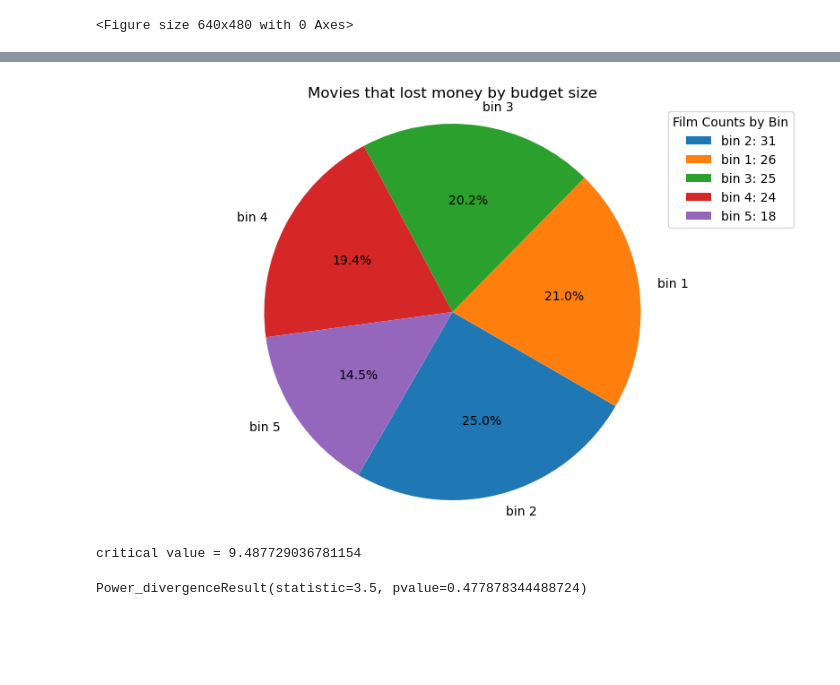
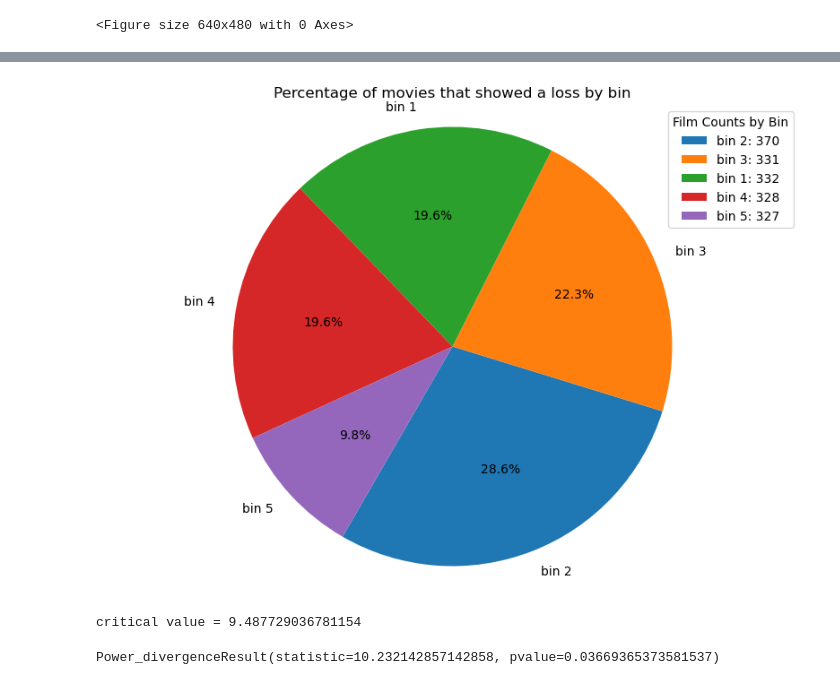
Before and after one commit to jvwastaken/Blockbuster-Breakdown, a Jupyter notebook: jeff_analysis/budget_analysis.ipynb, the cells around one changed output, grey strips where cells are left out. Saved outputs shown, nothing was run; the diff lists cells and outputs as text; code cells hidden in the pictures; blank space fills up the shorter version.

Commit message:
Adding images and analysis to data analysis file

```diff
--- a/jeff_analysis/budget_analysis.ipynb
+++ b/jeff_analysis/budget_analysis.ipynb
@@ -93,8 +90,0 @@ budget_analysis_df.head()
-# %%
-rating = budget_analysis_df["Rotten Tomatoes Rating"] < 1.01
-# Assuming df is your DataFrame and you want to multiply values in the 'column_name' column by 100
-budget_analysis_df.loc[rating, 'Rotten Tomatoes Rating'] = (budget_analysis_df.loc[rating, 'Rotten Tomatoes Rating'] * 100).astype(int)
-budget_analysis_df['Rotten Tomatoes Rating'] = budget_analysis_df['Rotten Tomatoes Rating'].astype(int)
-
-# Now all values in the specified column are multiplied by 100 and converted back to integers
-budget_analysis_df.head()
@@ -107,0 +131,5 @@ budget_analysis_df.head()
+# %%
+rating = budget_analysis_df["Rotten_Tomato_O"] < 1.01
+budget_analysis_df.loc[rating, 'Rotten_Tomato_O'] = (budget_analysis_df.loc[rating, 'Rotten_Tomato_O'] * 100).astype(int)
+budget_analysis_df['Rotten_Tomato_O'] = budget_analysis_df['Rotten_Tomato_O'].astype(int)
+budget_analysis_df.head()
@@ -108,14 +143,9 @@ budget_analysis_df.head()
 # %%
 import pandas as pd
 
-# Assuming df is your DataFrame with a 'budget' column
-# bins and groups as defined in your example
 bins = [0, 60, 70, 80, 90, 101]
 groups = ["F", "D", "C", "B", "A"]
 
-# Add a new column 'bin_labels' to the DataFrame
-budget_analysis_df['RT_bin'] = pd.cut(budget_analysis_df['Rotten Tomatoes Rating'], bins=bins, labels=groups, right=False)
-
-# Now you can groupby 'bin_labels' and analyze the data
+budget_analysis_df['RT_bin'] = pd.cut(budget_analysis_df['Rotten_Tomato_O'], bins=bins, labels=groups, right=False)
 budget_analysis_df.head()
 # %% [output]
@@ -128,14 +158,9 @@ budget_analysis_df.head()
 # %%
 import pandas as pd
 
-# Assuming df is your DataFrame with a 'budget' column
-# bins and groups as defined in your example
 bins = [0, 60, 70, 80, 90, 101]
 groups = ["F", "D", "C", "B", "A"]
 
-# Add a new column 'bin_labels' to the DataFrame
-budget_analysis_df['Meta_bin'] = pd.cut(budget_analysis_df['Metascore'], bins=bins, labels=groups, right=False)
-
-# Now you can groupby 'bin_labels' and analyze the data
+budget_analysis_df['Meta_bin'] = pd.cut(budget_analysis_df['Metascore_O'], bins=bins, labels=groups, right=False)
 budget_analysis_df.head()
 # %% [output]
@@ -821,28 +760,31 @@ Name: count, dtype: int64
 # %%
 import matplotlib.pyplot as plt
 
+budget_bin_count = budget_analysis_df.groupby("budget_bins").size()
+
+# Assuming count_a_by_bin is your Series containing the counts
 labels = movie_counts_by_bin_loss.index  # Budget bins as labels
 sizes = movie_counts_by_bin_loss.values  # Counts as sizes
 
 # Plotting the pie chart with adjusted subplot size
-fig, ax = plt.subplots(figsize=(10, 6))
+fig, ax = plt.subplots(figsize=(10, 7))
 ax.pie(sizes, labels=labels, autopct='%1.1f%%', startangle=240)
-ax.set_title('Movies that lost money by budget size')
+ax.set_title('Percentage of movies that showed a loss by bin')
 ax.axis('equal')
 
 # Adding legend showing total film counts by budget bin
-legend_labels = ['{}: {}'.format(label, size) for label, size in zip(labels, sizes)]
+legend_labels = ['{}: {}'.format(label, size) for label, size in zip(labels, budget_bin_count)]
 ax.legend(legend_labels, title="Film Counts by Bin", loc='upper right')
 
 plt.show()
 # %% [output]
-[figure, old version]
+[figure, new version]
 # %%
 from scipy import stats
 
 movie_loss_count = movie_counts_by_bin_loss.values
 chi_bins_df = pd.DataFrame(movie_loss_count)
-chi_bins_df[1] = 24.8
+chi_bins_df[1] = 22.4
 chi_bins_df.columns = ["actual", "even_dist"]
 chi_bins_df.head()
 
@@ -851,4 +793,4 @@ print(f'critical value = {critical_value}')
 stats.chisquare(chi_bins_df['actual'], chi_bins_df['even_dist'])
 # %% [output]
 critical value = 9.487729036781154
-Power_divergenceResult(statistic=3.5, pvalue=0.477878344488724)
+Power_divergenceResult(statistic=10.232142857142858, pvalue=0.03669365373581537)
```
Also changed, not shown: parts of 56 cells of this notebook, 13 other files.
